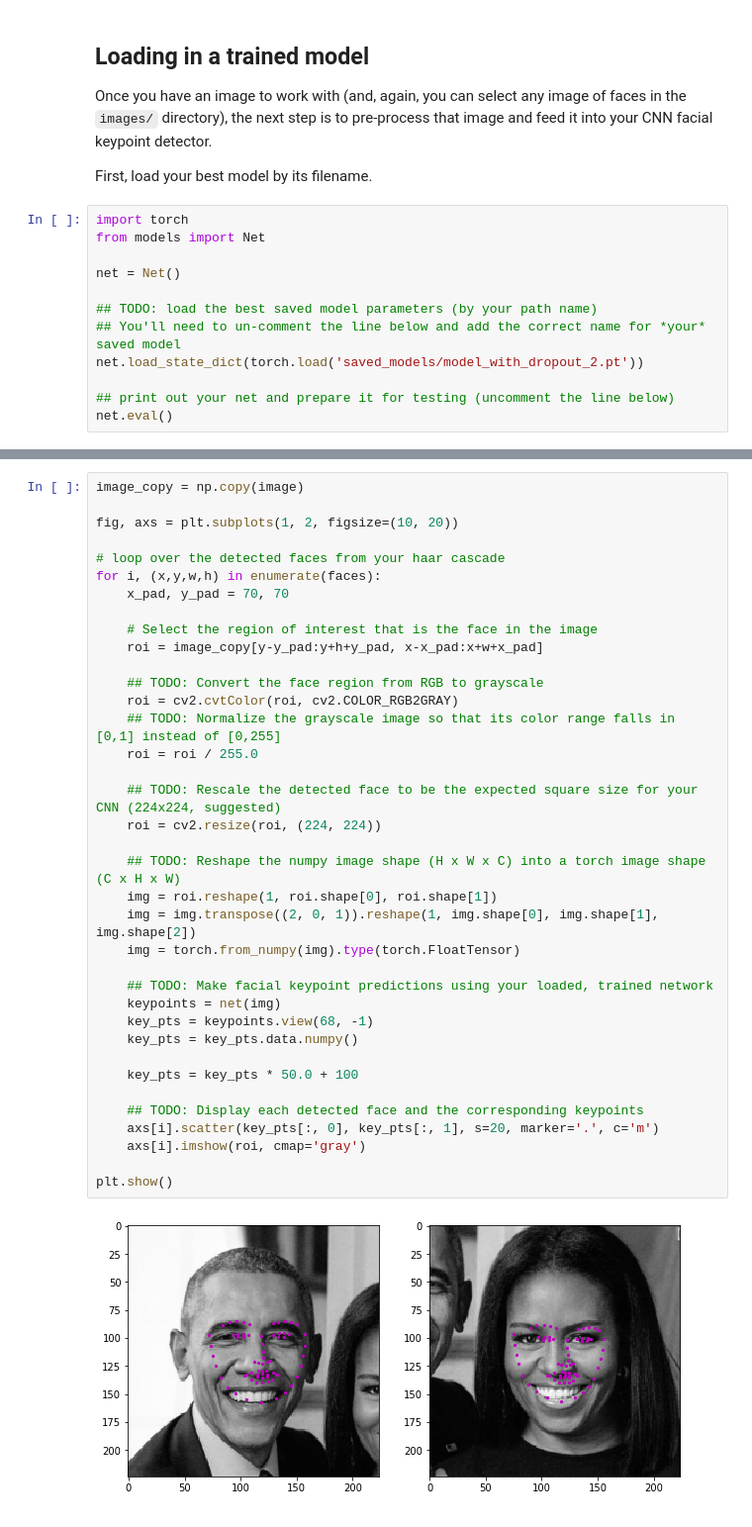
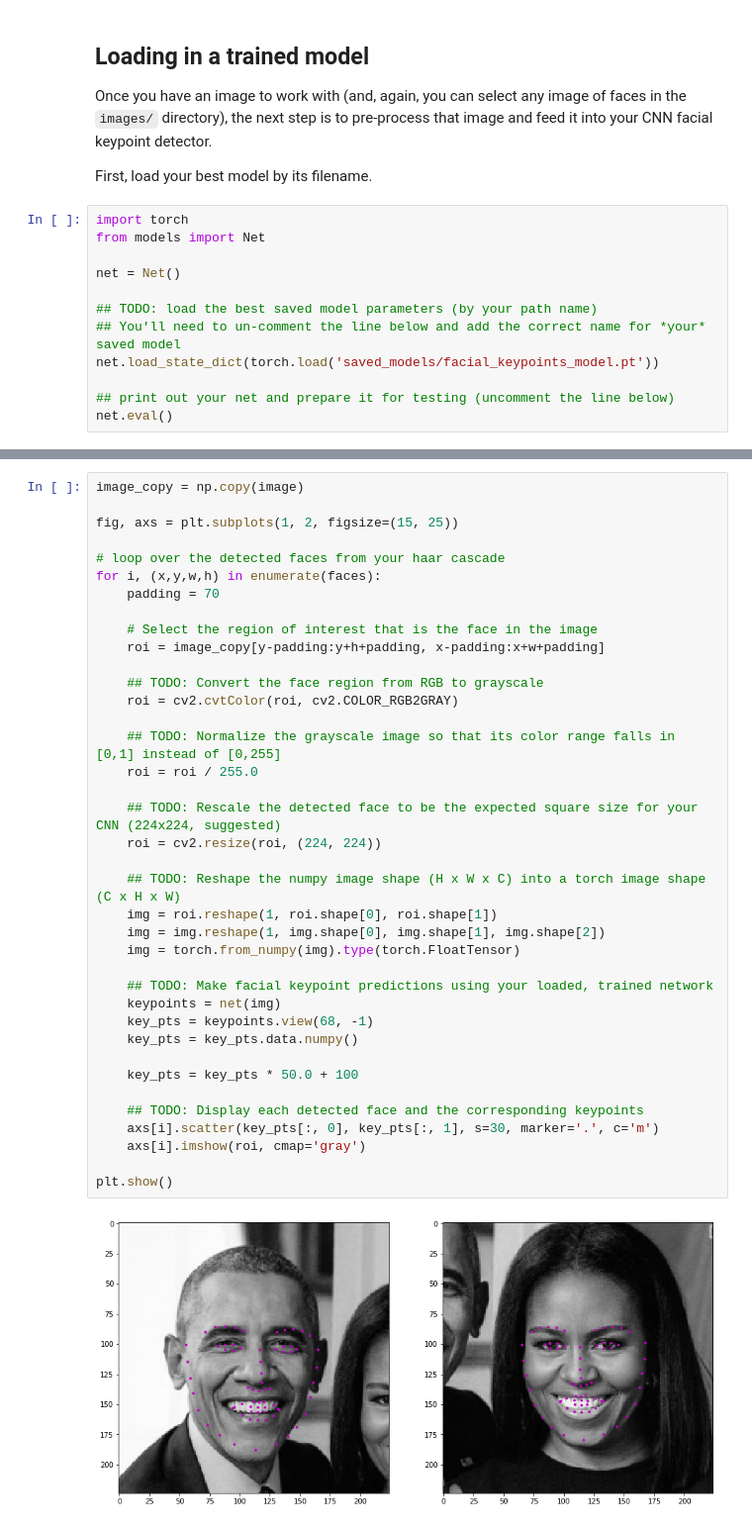
Before and after one commit to antonionicampos/P1-Facial-Keypoint-Detection, a Jupyter notebook: 3. Facial Keypoint Detection, Complete Pipeline.ipynb, the cells around one changed output, grey strips where cells are left out. Shown: that part at 99% size. Cells and saved outputs as stored; diff of their text form.

Commit message:
bug fix keypoints transformation

```diff
--- a/3. Facial Keypoint Detection, Complete Pipeline.ipynb
+++ b/3. Facial Keypoint Detection, Complete Pipeline.ipynb
@@ -82,7 +82,7 @@ net = Net()
 
 ## TODO: load the best saved model parameters (by your path name)
 ## You'll need to un-comment the line below and add the correct name for *your* saved model
-net.load_state_dict(torch.load('saved_models/model_with_dropout_2.pt'))
+net.load_state_dict(torch.load('saved_models/facial_keypoints_model.pt'))
 
 ## print out your net and prepare it for testing (uncomment the line below)
 net.eval()
@@ -131,39 +129,40 @@ After each face has been appropriately converted into an input Tensor for your n
 # %%
 image_copy = np.copy(image)
 
-fig, axs = plt.subplots(1, 2, figsize=(10, 20))
+fig, axs = plt.subplots(1, 2, figsize=(15, 25))
 
 # loop over the detected faces from your haar cascade
 for i, (x,y,w,h) in enumerate(faces):
-    x_pad, y_pad = 70, 70
+    padding = 70
 
     # Select the region of interest that is the face in the image
-    roi = image_copy[y-y_pad:y+h+y_pad, x-x_pad:x+w+x_pad]
+    roi = image_copy[y-padding:y+h+padding, x-padding:x+w+padding]
 
     ## TODO: Convert the face region from RGB to grayscale
     roi = cv2.cvtColor(roi, cv2.COLOR_RGB2GRAY)
+
     ## TODO: Normalize the grayscale image so that its color range falls in [0,1] instead of [0,255]
     roi = roi / 255.0
 
     ## TODO: Rescale the detected face to be the expected square size for your CNN (224x224, suggested)
     roi = cv2.resize(roi, (224, 224))
 
     ## TODO: Reshape the numpy image shape (H x W x C) into a torch image shape (C x H x W)
     img = roi.reshape(1, roi.shape[0], roi.shape[1])
-    img = img.transpose((2, 0, 1)).reshape(1, img.shape[0], img.shape[1], img.shape[2])
+    img = img.reshape(1, img.shape[0], img.shape[1], img.shape[2])
     img = torch.from_numpy(img).type(torch.FloatTensor)
 
     ## TODO: Make facial keypoint predictions using your loaded, trained network
     keypoints = net(img)
     key_pts = keypoints.view(68, -1)
     key_pts = key_pts.data.numpy()
 
     key_pts = key_pts * 50.0 + 100
 
     ## TODO: Display each detected face and the corresponding keypoints
-    axs[i].scatter(key_pts[:, 0], key_pts[:, 1], s=20, marker='.', c='m')
+    axs[i].scatter(key_pts[:, 0], key_pts[:, 1], s=30, marker='.', c='m')
     axs[i].imshow(roi, cmap='gray')
 
 plt.show()
 # %% [output]
-[figure, old version]
+[figure, new version]
```
Also changed, not shown: parts of 1 cell of this notebook.
